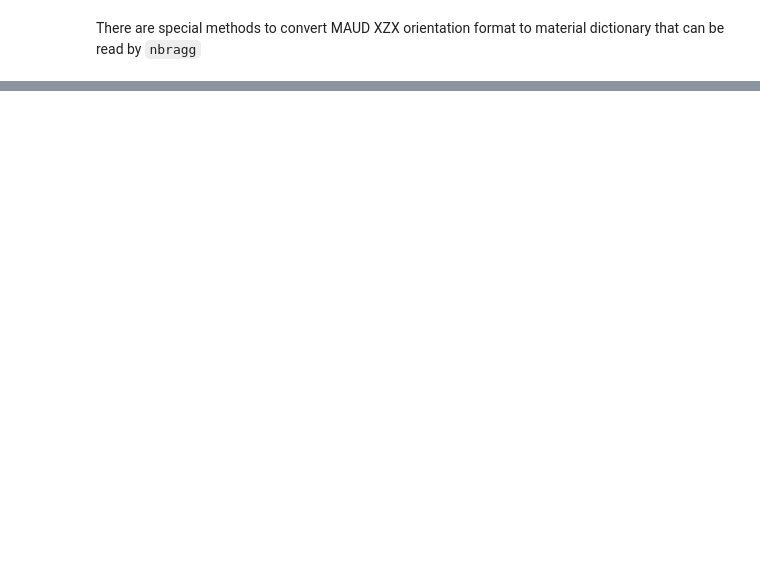
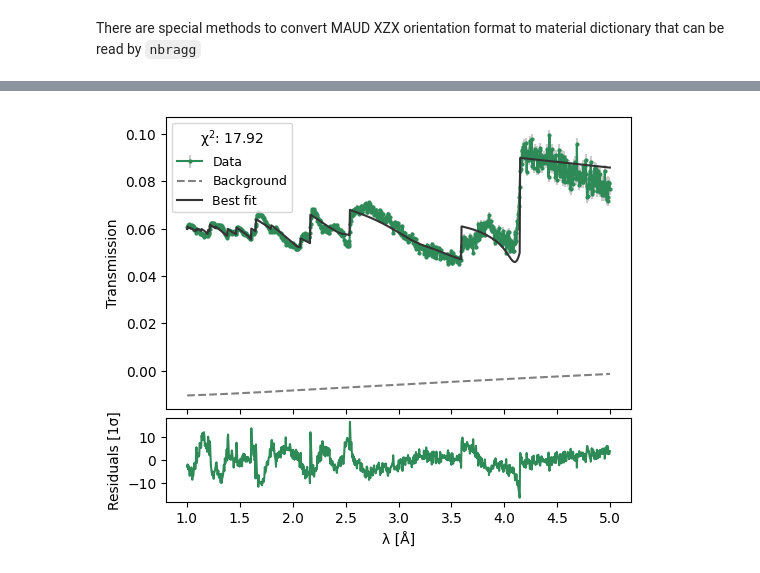
Before and after one commit to TsvikiHirsh/nbragg, a Jupyter notebook: notebooks/nbragg_tutorial.ipynb, the cells around one changed output, grey strips where cells are left out. Drawn from its saved outputs; the diff is of its cells as text; code cells hidden in the pictures; blank space fills up the shorter version.

```diff
--- a/notebooks/nbragg_tutorial.ipynb
+++ b/notebooks/nbragg_tutorial.ipynb
@@ -314,0 +356,2 @@ gamma_iron.plot(logy=True)
+# %%
+model = nbragg.TransmissionModel(gamma_iron,vary_background=True,vary_weights=True)
@@ -314,0 +378,6 @@ gamma_iron.plot(logy=True)
+# %%
+result = model.fit(data,wlmin=1,wlmax=5,max_nfev=100000)
+# %%
+result.plot();
+# %% [output]
+[figure, added]
```
Also changed, not shown: parts of 28 cells of this notebook, 6 other files.
